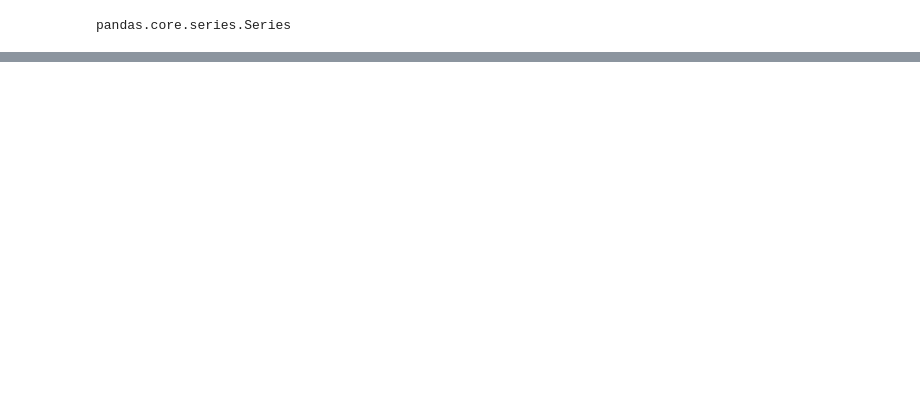
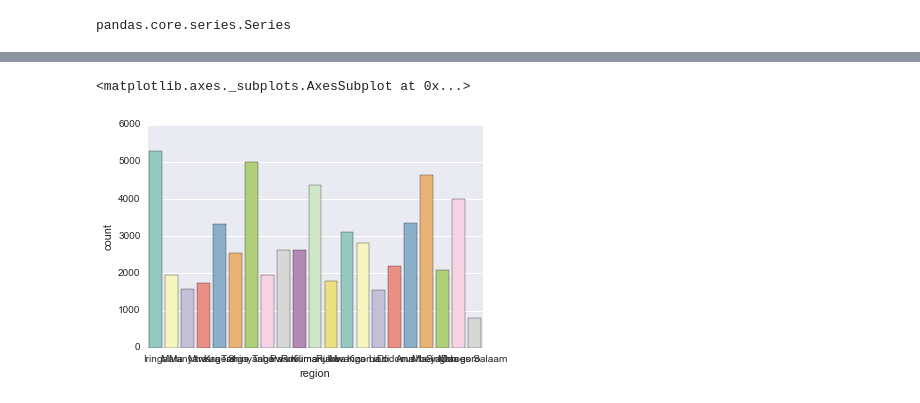
Before and after one commit to jdills26/Tanzania-water-table, a Jupyter notebook: data_explore.ipynb, the cells around one changed output, grey strips where cells are left out. Saved outputs shown, nothing was run; the diff lists cells and outputs as text; code cells hidden in the pictures; blank space fills up the shorter version.

```diff
--- a/data_explore.ipynb
+++ b/data_explore.ipynb
@@ -231,0 +306,6 @@ pandas.core.series.Series
+# %%
+#looking at regions
+sns.countplot(combined.region, palette = 'Set3')
+# %% [output]
+<matplotlib.axes._subplots.AxesSubplot at 0x...>
+[figure, added]
```
Also changed, not shown: parts of 15 cells of this notebook.
